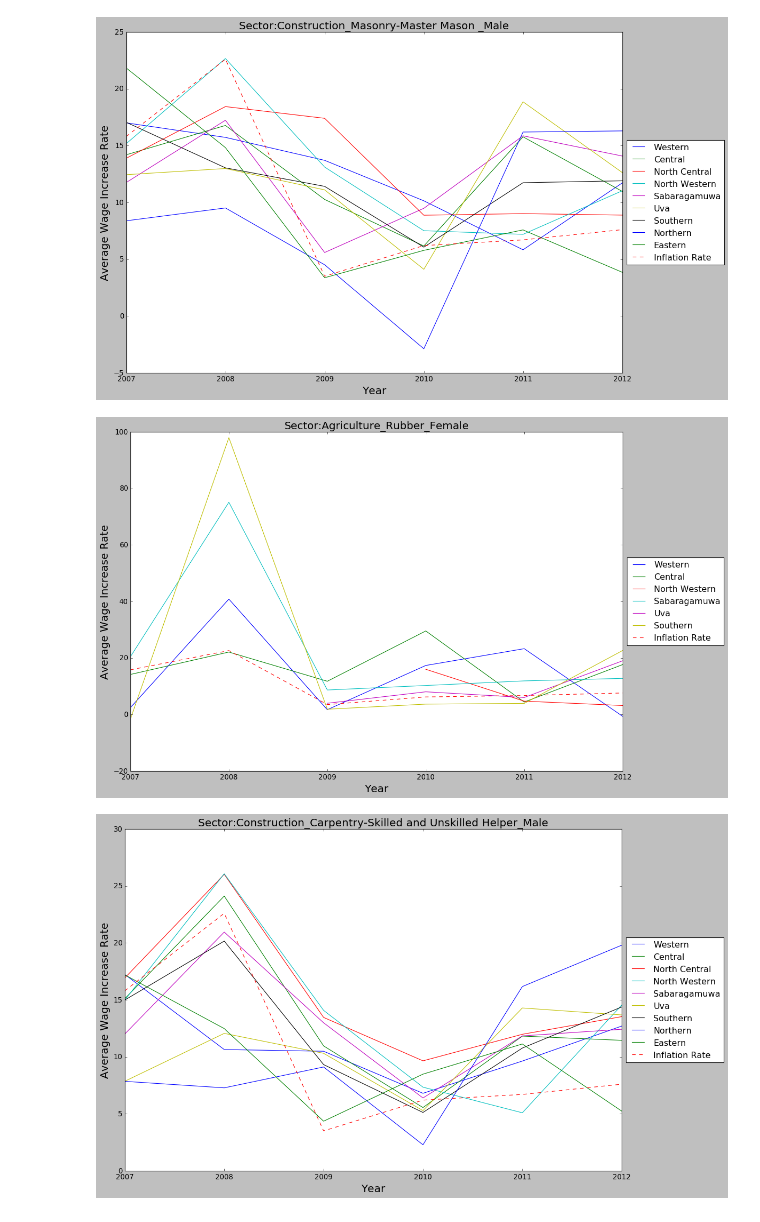
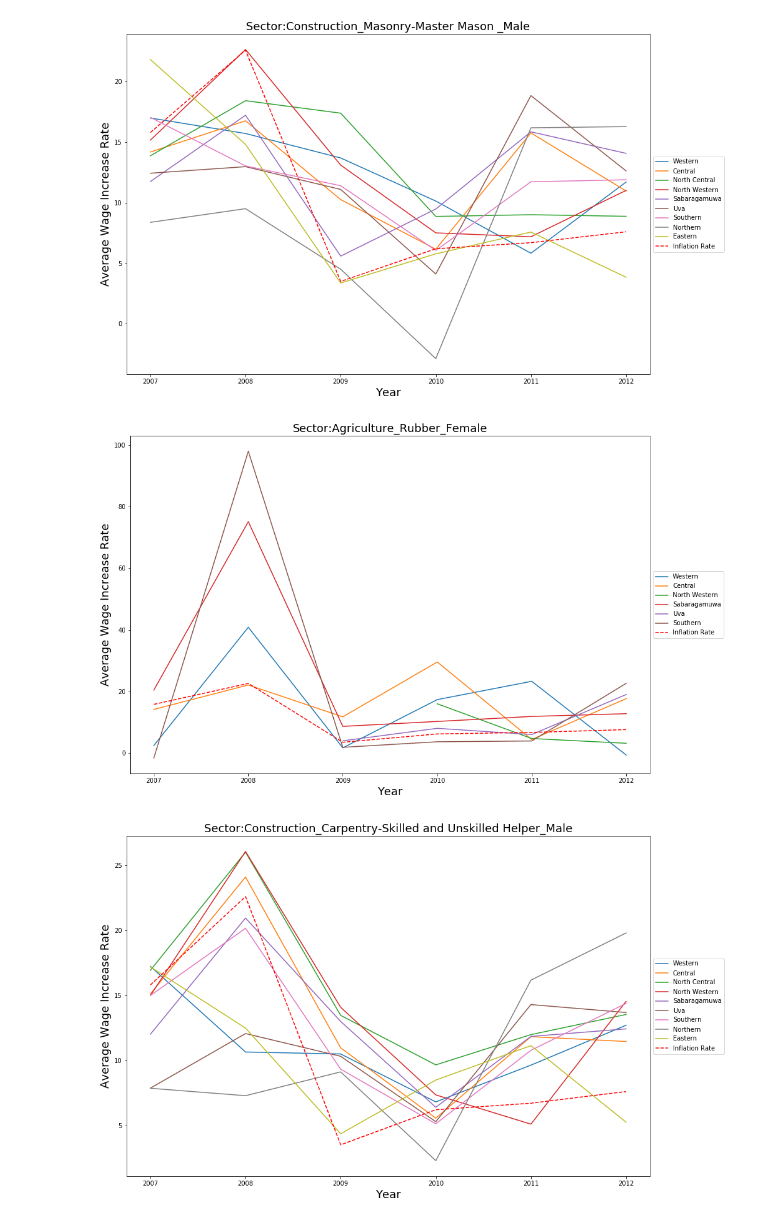
Before and after one commit to UpekkaA/CS5617-data-science-group-5, a Jupyter notebook: source/Inflation rate Vs province wise wage increase rate.ipynb, the cells around one changed output. Cells and saved outputs as stored; diff of their text form; code cells hidden in the pictures.

```diff
--- a/source/Inflation rate Vs province wise wage increase rate.ipynb
+++ b/source/Inflation rate Vs province wise wage increase rate.ipynb
@@ -8,7 +8,7 @@ import matplotlib.style
 import numpy as np
 import csv
 
-plt.style.use('classic')
+#plt.style.use('classic')
 with open('resources/increase_rate_average_daily_wages.csv','r') as csvfile:
     plots = csv.reader(csvfile, delimiter=',')
     i = 0
@@ -51,7 +51,7 @@ import numpy as np
 import csv
 
 categories = ['Agriculture_Paddy_Male', 'Construction_Carpentry-Master Carpenter _Male', 'Construction_Masonry-Skilled and Unskilled Helper _Male', 'Agriculture_Tea_Male', 'Agriculture_Paddy_Female', 'Agriculture_Coconut_Male', 'Agriculture_Rubber_Male', 'Agriculture_Tea_Female', 'Construction_Masonry-Master Mason _Male', 'Agriculture_Rubber_Female', 'Construction_Carpentry-Skilled and Unskilled Helper_Male']
-plt.style.use('classic')
+#plt.style.use('classic')
 with open('resources/increase_rate_average_daily_wages.csv','r') as csvfile:
     for cat in categories :
         plots = csv.reader(csvfile, delimiter=',')
@@ -97,3 +97,3 @@ with open('resources/increase_rate_average_daily_wages.csv','r') as csvfile:
-[figure, old version]
+[figure, new version]
-[figure, old version]
+[figure, new version]
-[figure, old version]
+[figure, new version]
```
Also changed, not shown: parts of 2 cells of this notebook.
